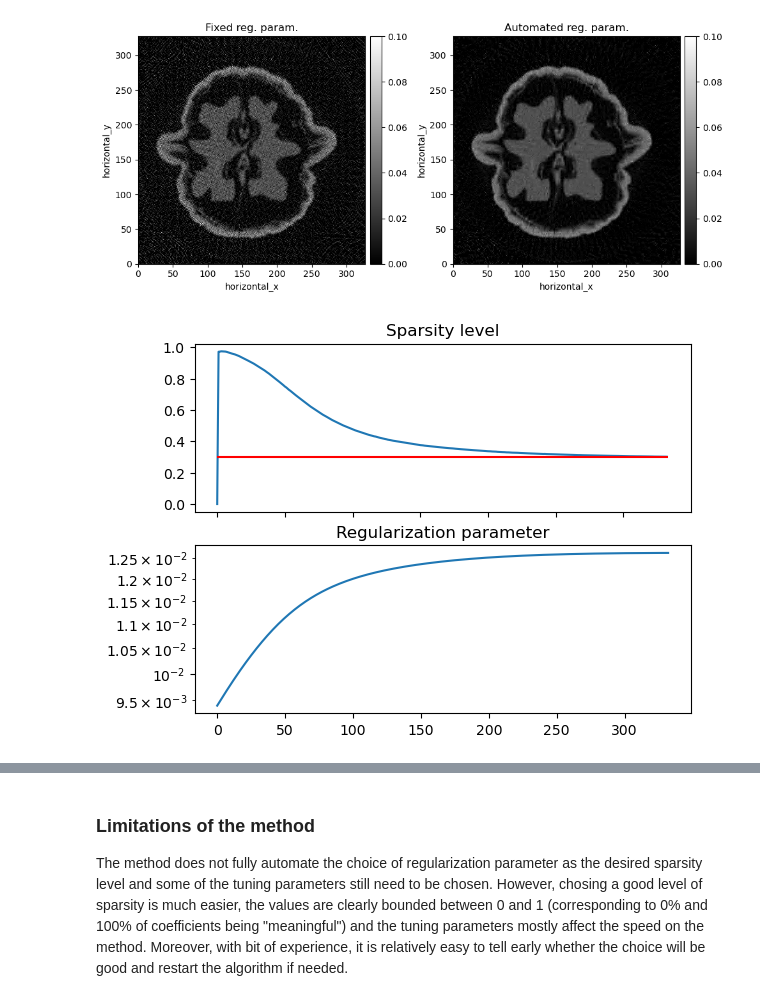
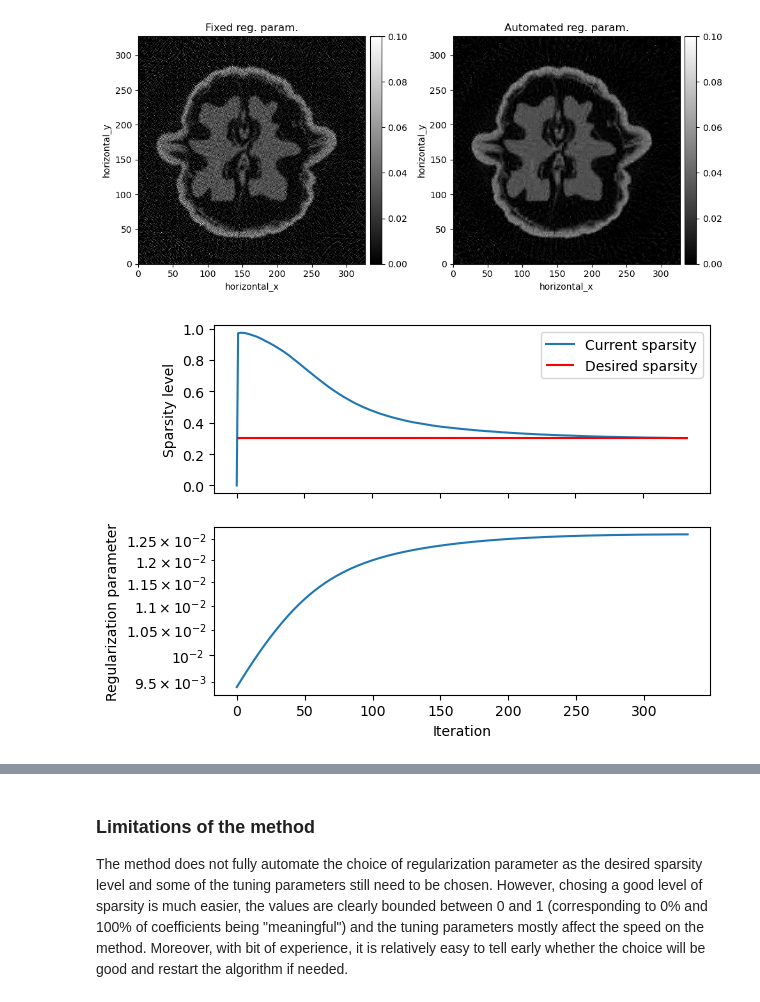
Before and after one commit to TomographicImaging/CIL-User-Showcase, a Jupyter notebook: 012_wavelet_sparsity_controlled_regularization/controlledWaveletSparsity_2d.ipynb, the cells around one changed output, grey strips where cells are left out. Drawn from its saved outputs; the diff is of its cells as text; code cells hidden in the pictures.

```diff
--- a/012_wavelet_sparsity_controlled_regularization/testWaveletSparsity_2d.ipynb
+++ b/012_wavelet_sparsity_controlled_regularization/controlledWaveletSparsity_2d.ipynb
@@ -311,15 +320,17 @@ show2D([x_fista, x_controlled], title=["Fixed reg. param.", "Automated reg. para
 # %%
 import matplotlib.pyplot as plt
 
 N = fista_controlled.iterations[-1]
 fig, ax = plt.subplots(2)
-ax[0].plot(sparsity_ctrl.sparsity_vals)
-ax[0].hlines(sparsity_ctrl.desired_sparsity, xmin=0, xmax=N, colors='r');
-ax[0].set_title("Sparsity level")
+ax[0].plot(sparsity_ctrl.sparsity_vals, label='Current sparsity')
+ax[0].hlines(sparsity_ctrl.desired_sparsity, xmin=0, xmax=N, colors='r', label='Desired sparsity')
+ax[0].set_ylabel("Sparsity level")
+ax[0].legend()
 
 ax[1].semilogy(sparsity_ctrl.reg_param_vals)
-ax[1].set_title("Regularization parameter")
+ax[1].set_ylabel("Regularization parameter")
+ax[1].set_xlabel("Iteration")
 for a in ax.flat:
     a.label_outer()
 # %% [output]
-[figure, old version]
+[figure, new version]
```
Also changed, not shown: parts of 4 cells of this notebook, 2 other files.
